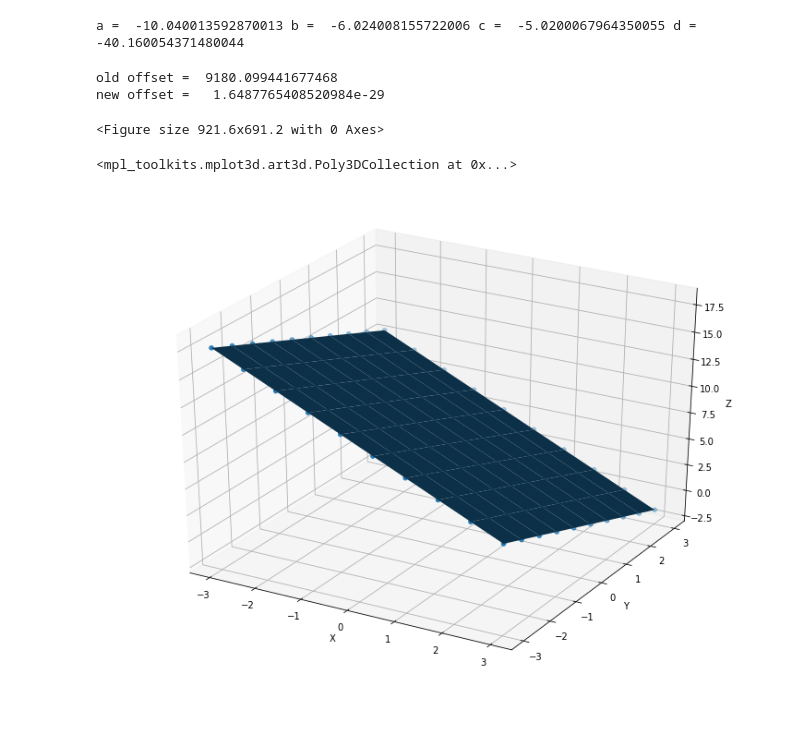
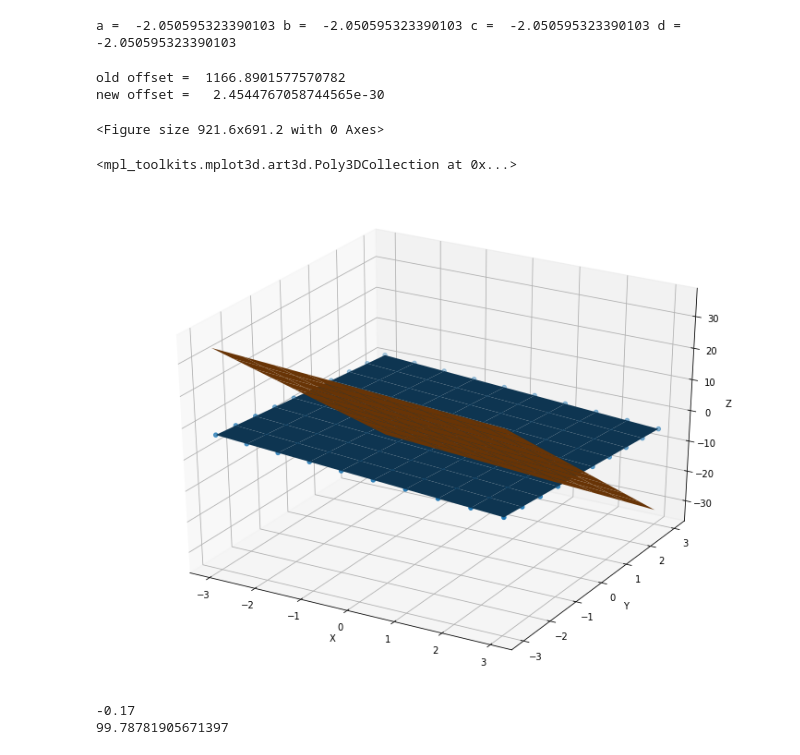
Before and after one commit to mngaonkar/orientation, a Jupyter notebook: Orientation.ipynb, the cells around one changed output. Saved outputs shown, nothing was run; the diff lists cells and outputs as text; code cells hidden in the pictures; blank space fills up the shorter version.

```diff
--- a/Orientation.ipynb
+++ b/Orientation.ipynb
@@ -20,7 +22,11 @@ def generate_point_cloud_for_plane():
 
     X,Y = np.meshgrid(x,y)
     # plane equation coefficient are a = 0.5, b = 0.3, c = 0.25, d = 2
-    Z = (2 - 0.5*X - 0.3*Y)/0.25
+    a = 1
+    b = 1
+    c = 1
+    d = 1
+    Z = (d - a*X - b*Y)/c
 
     xs = X.flatten()
     ys = Y.flatten()
@@ -55,32 +61,65 @@ solution = leastsq(residuals, plane_coeff, args=(None, points))[0]
 # %%
 print("a = ", solution[0], "b = ", solution[1], "c = ", solution[2], "d = ", solution[3])
 # %% [output]
-a =  -10.040013592870013 b =  -6.024008155722006 c =  -5.0200067964350055 d =  -40.160054371480044
+a =  -2.050595323390103 b =  -2.050595323390103 c =  -2.050595323390103 d =  -2.050595323390103
 # %%
 print("old offset = ", (distance(points, plane_coeff)**2).sum())
 print("new offset =  ", (distance(points, solution)**2).sum())
 # %% [output]
-old offset =  9180.099441677468
-new offset =   1.6487765408520984e-29
+old offset =  1166.8901577570782
+new offset =   2.4544767058744565e-30
 # %%
 fig = plt.figure()
 # %% [output]
 <Figure size 921.6x691.2 with 0 Axes>
+# %%
+def get_plane_point_cloud(a, b, c, d):
+
+    if a != 0:
+        x = np.linspace(-3,3,10)
+    else:
+        x = np.linspace(0,0,10)
+
+    if b != 0:
+        y = np.linspace(-3,3,10)
+    else:
+        y = np.linspace(0,0,10)
+
+
+
+    if c != 0:
+        X,Y = np.meshgrid(x,y)
+        Z = (d - (a*X + b*Y))/c
+    else:
+        z = np.linspace(0,0,10)
+        X,Z = np.meshgrid(x, z)
+        Y = (d - (a*X + c*Z))/b
+
+    return X, Y, Z
 # %%
-# plot point cloud and fitted plane
+# plot point cloud and inferred plane
 xs = points[0]
 ys = points[1]
 zs = points[2]
 ax = plt.axes(projection='3d')
 ax.set_xlabel("X")
 ax.set_ylabel("Y")
 ax.set_zlabel("Z")
 
 ax.scatter(xs, ys, zs, linewidth=1)
 
-X,Y = np.meshgrid(x,y)
-Z = (solution[3] - (solution[0]*X + solution[1]*Y))/solution[2]
+# plot inferred plan
+X, Y, Z = get_plane_point_cloud(solution[0], solution[1], solution[2], solution[3])
 ax.plot_surface(X, Y, Z)
+
+# plot reference plan
+ref_plane_a = 1
+ref_plane_b = 10
+ref_plane_c = 1
+ref_plane_d = 1
+
+X, Y, Z = get_plane_point_cloud(ref_plane_a, ref_plane_b, ref_plane_c, ref_plane_d)
+ax.plot_surface(X, Y, Z)
 # %% [output]
 <mpl_toolkits.mplot3d.art3d.Poly3DCollection at 0x...>
-[figure, old version]
+[figure, new version]
@@ -86,0 +135,5 @@ ax.plot_surface(X, Y, Z)
+# %%
+calculate_angle_between_planes(solution[0], solution[1], solution[2], ref_plane_a, ref_plane_b, ref_plane_c)
+# %% [output]
+-0.17
+99.78781905671397
```
Also changed, not shown: parts of 2 cells of this notebook.
